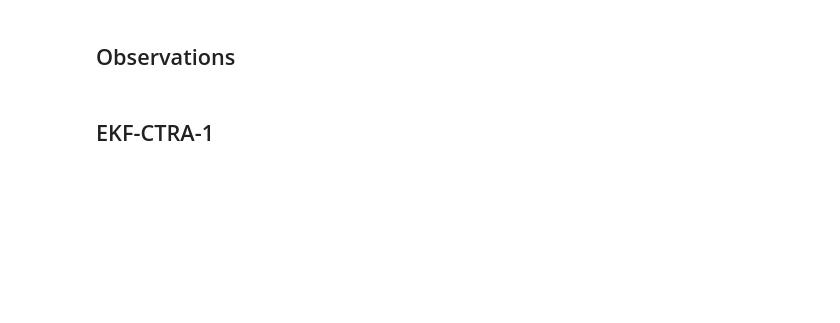
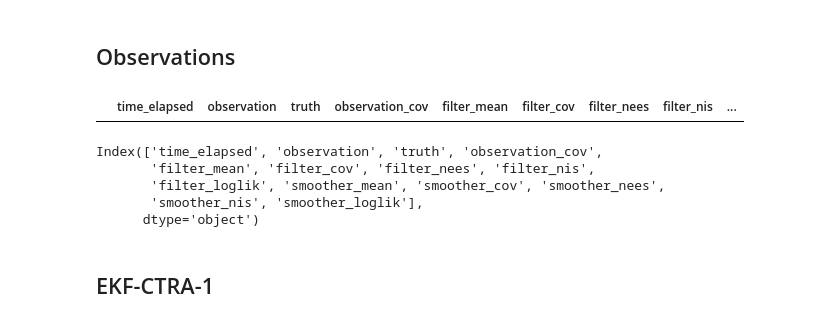
Before and after one commit to rimplesandhu/raptor-lookahead-movement-model, a Jupyter notebook: notebooks/1_ctrv_check.ipynb, the cells around one changed output. Cells and saved outputs as stored; diff of their text form; code cells hidden in the pictures; blank space fills up the shorter version.

Commit message:
refined kalman filters

```diff
--- a/notebooks/1_ctrv_check.ipynb
+++ b/notebooks/1_ctrv_check.ipynb
@@ -31,3 +31,17 @@ mm = CTRA()
+# %%
+kf = KalmanFilter(nx=mm.nx, ny = om.ny, dt = dt)
+# %%
+kf.history
+# %% [output]
+|  | time_elapsed | observation | truth | observation_cov | filter_mean | filter_cov | filter_nees | filter_nis | ... |
+# %%
+kf.history.
+# %% [output]
+Index(['time_elapsed', 'observation', 'truth', 'observation_cov',
+       'filter_mean', 'filter_cov', 'filter_nees', 'filter_nis',
+       'filter_loglik', 'smoother_mean', 'smoother_cov', 'smoother_nees',
+       'smoother_nis', 'smoother_loglik'],
+      dtype='object')
 # %% [markdown]
 ## EKF-CTRA-1
 # %%
```
Also changed, not shown: parts of 27 cells of this notebook, 14 other files.
